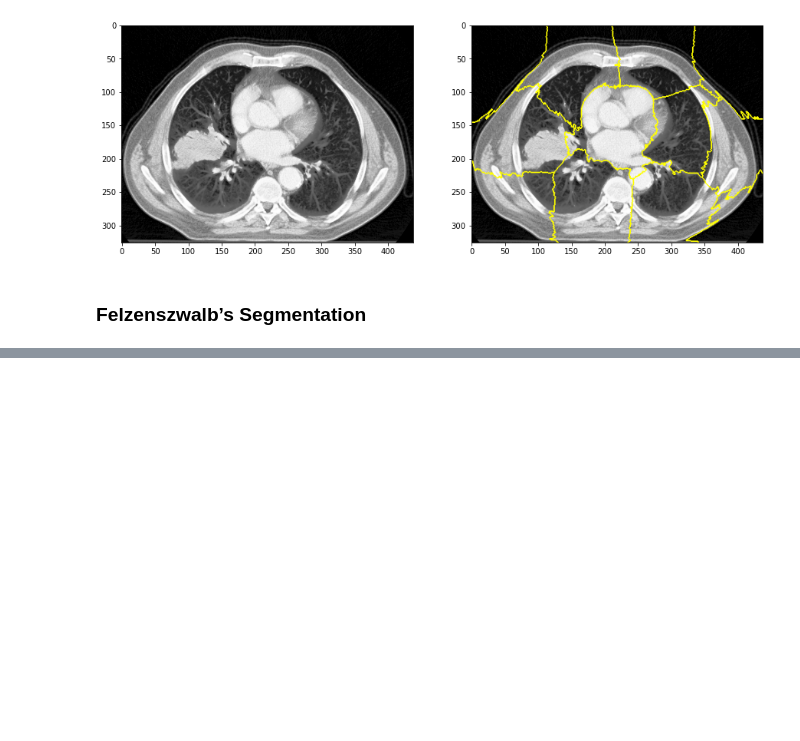
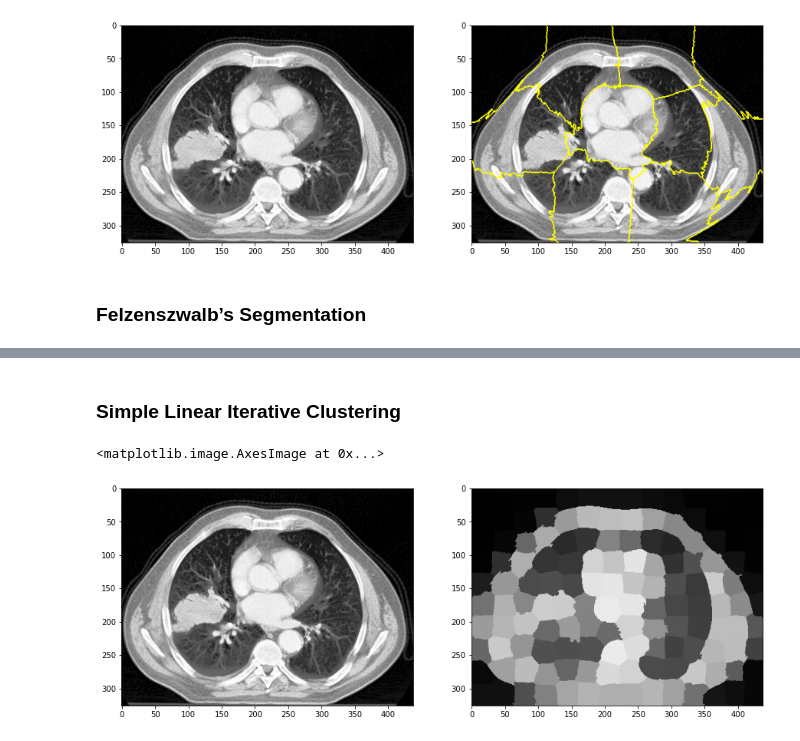
Before and after one commit to MulArt/Medical_Imaging, a Jupyter notebook: Segmentation.ipynb, the cells around one changed output, grey strips where cells are left out. Drawn from its saved outputs; the diff is of its cells as text; code cells hidden in the pictures; blank space fills up the shorter version.

```diff
--- a/Segmentation.ipynb
+++ b/Segmentation.ipynb
@@ -147,0 +148,31 @@ plt.imshow(mark_boundaries(equi_Im,
+# %% [markdown]
+### Simple Linear Iterative Clustering
+# %%
+# Importing required libraries
+from skimage.segmentation import slic
+from skimage.color import label2rgb
+
+# Setting the plot size as 15, 15
+plt.figure(figsize=(15,15))
+
+# Applying Simple Linear Iterative
+# Clustering on the image
+# - 50 segments & compactness = 10
+CT_adenoma_segments = slic(equi_Im,
+						n_segments=140,
+						compactness=1)
+plt.subplot(1,2,1)
+
+# Plotting the original image
+plt.imshow(equi_Im, cmap='gray')
+plt.subplot(1,2,2)
+
+# Converts a label image into
+# an RGB color image for visualizing
+# the labeled regions.
+plt.imshow(label2rgb(CT_adenoma_segments,
+					equi_Im,
+					kind = 'avg'))
+# %% [output]
+<matplotlib.image.AxesImage at 0x...>
+[figure, added]
```
Also changed, not shown: parts of 4 cells of this notebook.
